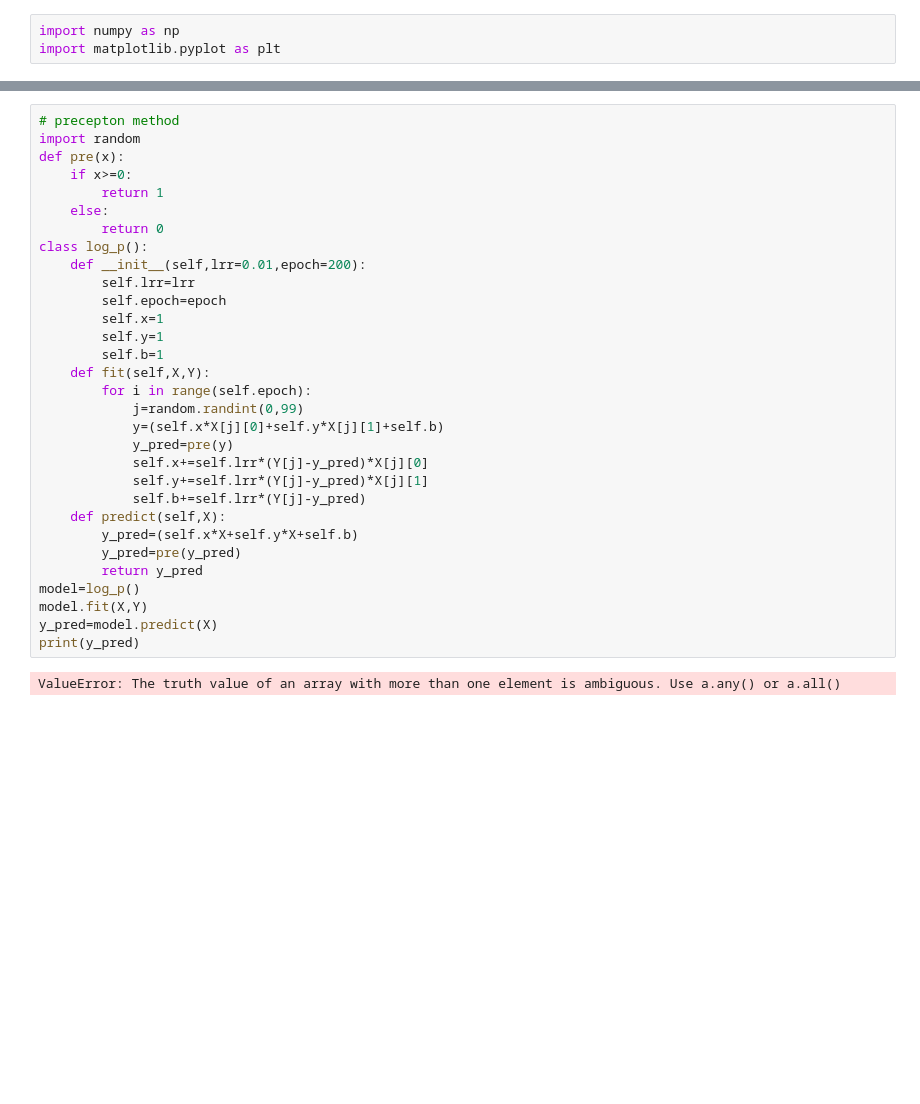
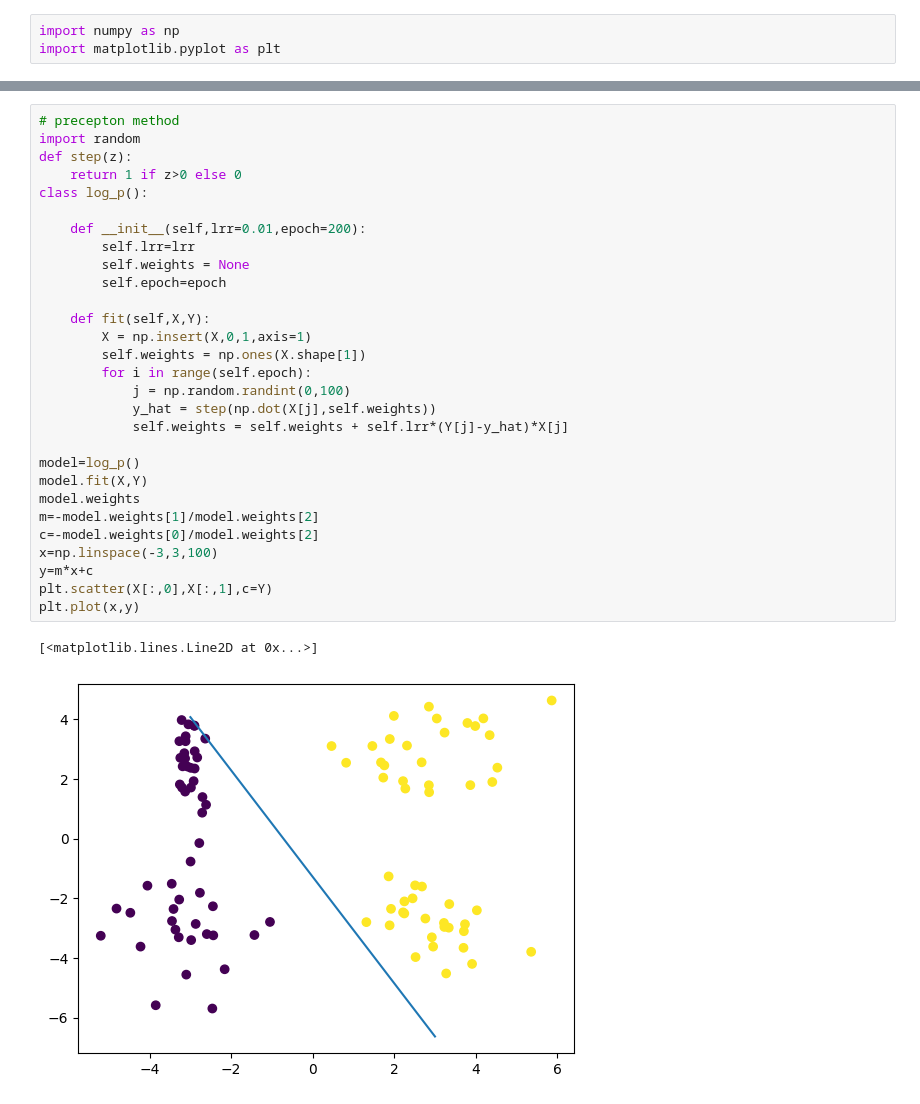
Before and after one commit to aditya002212-hash/mlfoundation, a Jupyter notebook: logesticreg.ipynb, the cells around one changed output, grey strips where cells are left out. Cells and saved outputs as stored; diff of their text form; blank space fills up the shorter version.

Commit message:
prdicted line of log_p

```diff
--- a/logesticreg.ipynb
+++ b/logesticreg.ipynb
@@ -11,33 +11,32 @@ plt.show()
 # %%
 # precepton method
 import random
-def pre(x):
-    if x>=0:
-        return 1
-    else:
-        return 0
+def step(z):
+    return 1 if z>0 else 0
 class log_p():
+
     def __init__(self,lrr=0.01,epoch=200):
         self.lrr=lrr
+        self.weights = None
         self.epoch=epoch
-        self.x=1
-        self.y=1
-        self.b=1
+
     def fit(self,X,Y):
+        X = np.insert(X,0,1,axis=1)
+        self.weights = np.ones(X.shape[1])
         for i in range(self.epoch):
-            j=random.randint(0,99)
-            y=(self.x*X[j][0]+self.y*X[j][1]+self.b)
-            y_pred=pre(y)
-            self.x+=self.lrr*(Y[j]-y_pred)*X[j][0]
-            self.y+=self.lrr*(Y[j]-y_pred)*X[j][1]
-            self.b+=self.lrr*(Y[j]-y_pred)
-    def predict(self,X):
-        y_pred=(self.x*X+self.y*X+self.b)
-        y_pred=pre(y_pred)
-        return y_pred
+            j = np.random.randint(0,100)
+            y_hat = step(np.dot(X[j],self.weights))
+            self.weights = self.weights + self.lrr*(Y[j]-y_hat)*X[j]
+
 model=log_p()
 model.fit(X,Y)
-y_pred=model.predict(X)
-print(y_pred)
+model.weights
+m=-model.weights[1]/model.weights[2]
+c=-model.weights[0]/model.weights[2]
+x=np.linspace(-3,3,100)
+y=m*x+c
+plt.scatter(X[:,0],X[:,1],c=Y)
+plt.plot(x,y)
 # %% [output]
-ValueError: The truth value of an array with more than one element is ambiguous. Use a.any() or a.all()
+[<matplotlib.lines.Line2D at 0x...>]
+[figure, added]
```
Also changed, not shown: parts of 1 cell of this notebook.
